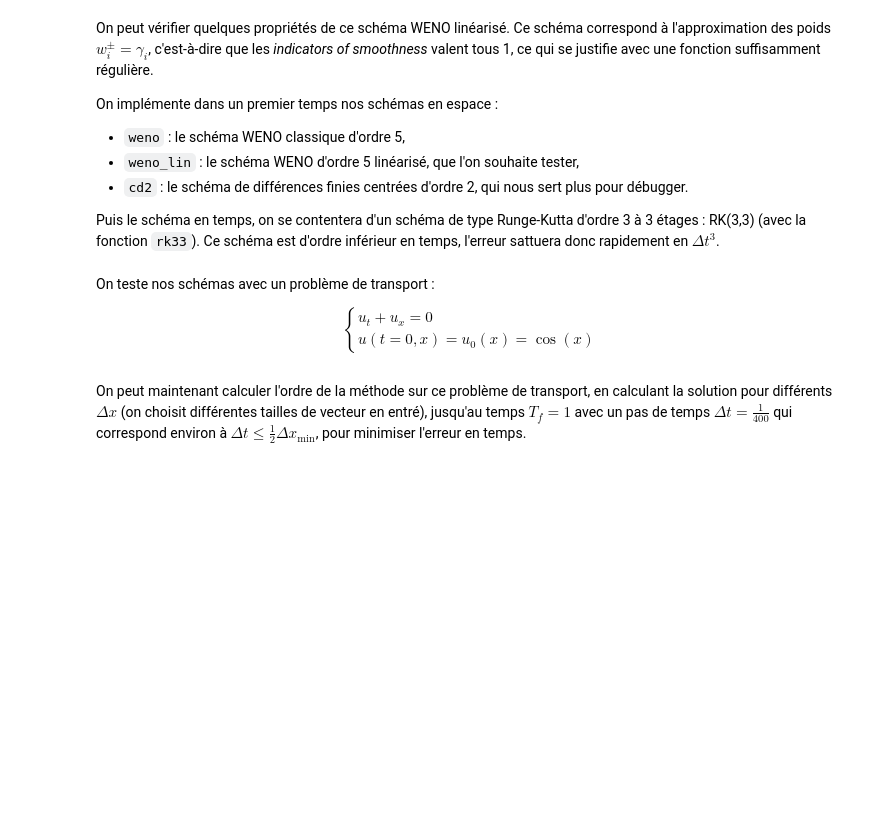
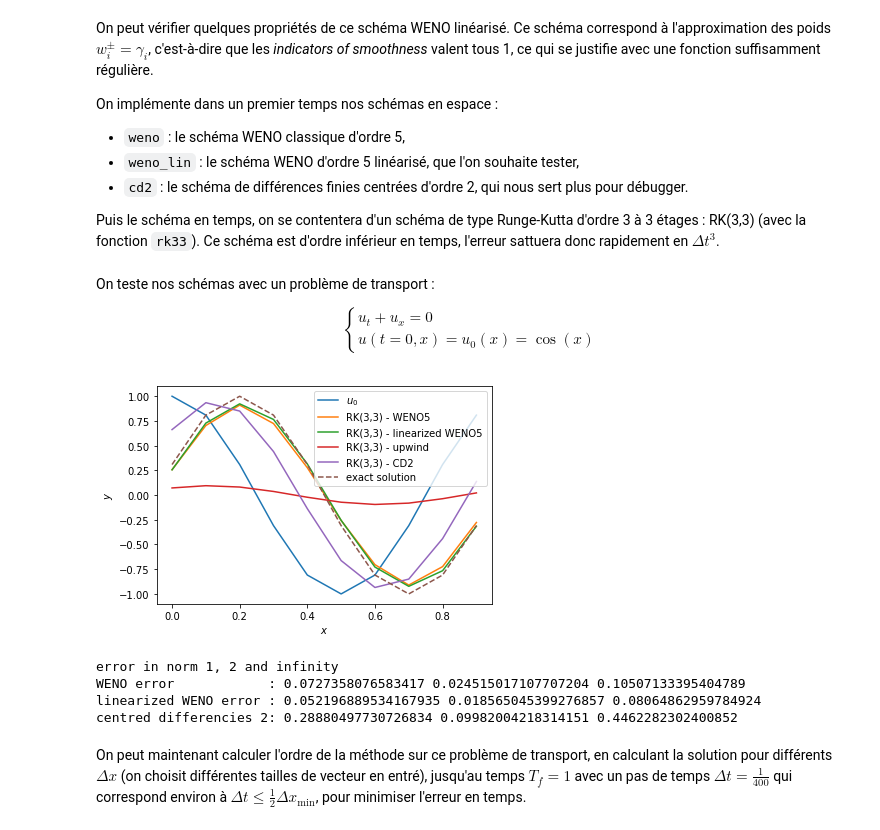
Before and after one commit to kivvix/draft, a Jupyter notebook: notes/notebooks/stability.ipynb, the cells around one changed output. Drawn from its saved outputs; the diff is of its cells as text; code cells hidden in the pictures; blank space fills up the shorter version.

```diff
--- a/notes/notebooks/stability.ipynb
+++ b/notes/notebooks/stability.ipynb
@@ -115,0 +186,34 @@ def symbols_to_vonNeumann( stencil ):
+# %%
+def _upwind(u_i,dx):
+  """
+    upwind
+    return the upwind approximation of $\partial_x u$
+  """
+  u_im1 = np.array([*u_i[-1:],*u_i[:-1]])
+
+  return (u_i-u_im1)/dx
+
+def _cd2(u_i,dx):
+  """
+    cd2
+    return the centred differiencies of order 2 of $\partial_x u$
+  """
+  u_im1 = np.array([*u_i[-1:],*u_i[:-1]])
+  u_ip1 = np.array([*u_i[1:],*u_i[:1]])
+
+  return (u_ip1-u_im1)/(2.0*dx)
+
+upwind.func = _upwind
+cd2.func = _cd2
+
+del _upwind,_cd2
+
+def rk33_iter(un,L,dt,*config):
+  """
+    rk33_iter
+    return the one iteration of Runge-Kutta approximation of
+    $\dot{u} = L(u,config)$ with initial condtion `un`
+  """
+  u1 = un + dt*L(un,*config)
+  u2 = 0.75*un + 0.25*u1 + 0.25*dt*L(u1,*config)
+  return (1./3.)*un + (2./3.)*u2 + (2./3.)*dt*L(u2,*config)
@@ -447,33 +619,41 @@ num_param.N = 10
 num_param.X = np.linspace(0.,1.,num_param.N,endpoint=False)
 num_param.u_0 = np.cos(2.*np.pi*num_param.X)
 
 num_param.Tf = 1.2
 num_param.dt = 1./num_param.N # = dx; a classical CFL
 
+u_uw    = transport(num_param.u_0,rk33_iter,lambda u,dx:-upwind.func(u,dx),num_param.Tf,num_param.dt)
 u_cd2   = transport(num_param.u_0,rk33_iter,lambda u,dx:-cd2.func(u,dx)   ,num_param.Tf,num_param.dt)
 u_weno  = transport(num_param.u_0,rk33_iter,lambda u,dx:-weno5.func(u,dx) ,num_param.Tf,num_param.dt)
 u_wenol = transport(num_param.u_0,rk33_iter,lambda u,dx:-weno5l.func(u,dx),num_param.Tf,num_param.dt)
 u_exact = np.cos(2.*np.pi*(num_param.X - num_param.Tf))
 
 plt.plot(num_param.X,num_param.u_0,label="$u_0$")
 plt.plot(num_param.X,u_weno,label="RK(3,3) - "+weno5.name)
 plt.plot(num_param.X,u_wenol,label="RK(3,3) - "+weno5l.name)
+plt.plot(num_param.X,u_uw,label="RK(3,3) - "+upwind.name)
 plt.plot(num_param.X,u_cd2,label="RK(3,3) - "+cd2.name)
 plt.plot(num_param.X,u_exact,"--",label="exact solution")
 plt.xlabel("$x$")
 plt.ylabel("$y$")
 plt.legend()
 plt.show()
 
 del num_param
 
 print("""
 error in norm 1, 2 and infinity
 WENO error            : {}
 linearized WENO error : {}
 centred differencies 2: {}
 """.format( error(u_weno,u_exact) , error(u_wenol,u_exact) , error(u_cd2,u_exact)) )
 del u_exact,u_weno,u_wenol,u_cd2
+# %% [output]
+[figure, added]
+error in norm 1, 2 and infinity
+WENO error            : 0.0727358076583417 0.024515017107707204 0.10507133395404789
+linearized WENO error : 0.052196889534167935 0.018565045399276857 0.08064862959784924
+centred differencies 2: 0.28880497730726834 0.09982004218314151 0.4462282302400852
 # %% [markdown]
 On peut maintenant calculer l'ordre de la méthode sur ce problème de transport, en calculant la solution pour différents $\Delta x$ (on choisit différentes tailles de vecteur en entré), jusqu'au temps $T_f=1$ avec un pas de temps $\Delta t = \frac{1}{400}$ qui correspond environ à $\Delta t \leq \frac{1}{2}\Delta x_{\text{min}}$, pour minimiser l'erreur en temps.
 # %%
```
Also changed, not shown: parts of 174 cells of this notebook.
